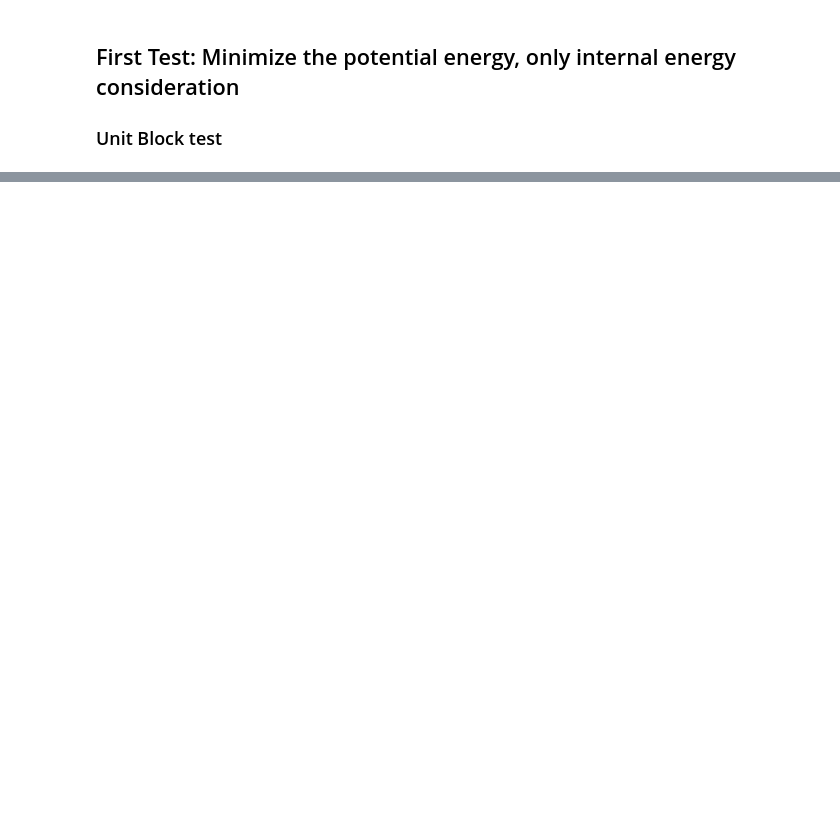
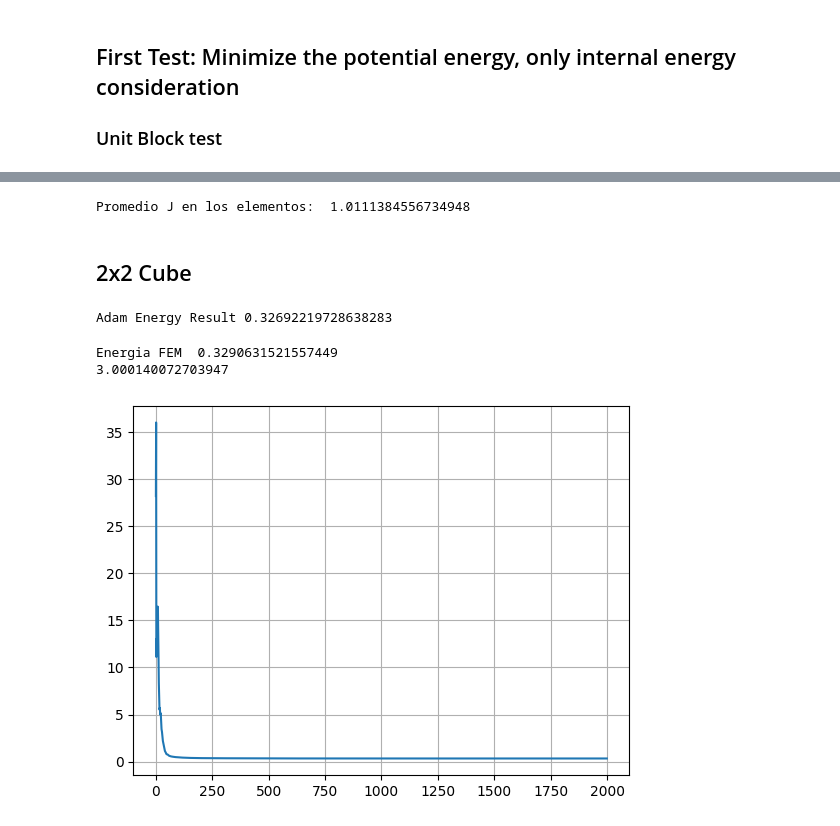
Before and after one commit to Leminsanche/LDDE, a Jupyter notebook: Testing/Optimization_Test.ipynb, the cells around one changed output, grey strips where cells are left out. Saved outputs shown, nothing was run; the diff lists cells and outputs as text; code cells hidden in the pictures; blank space fills up the shorter version.

Commit message:
change Optimization test and more

```diff
--- a/Testing/Optimization_Test.ipynb
+++ b/Testing/Optimization_Test.ipynb
@@ -227,0 +126,19 @@ Energia FEM  -1.78561892960898
+# %%
+## Optax Optimizer ADAM
+
+
+learning_rate = 0.0001
+disp_GD= disp_0
+
+
+Energys_GD  = []
+for _ in range(1000):
+  grads = Jacobian(disp_GD)
+  disp_GD = disp_GD - learning_rate*grads
+
+  Energys_GD.append(loss_function(disp_GD))
+
+  # print(_)
+
+print('Energy Result',loss_function(disp_GD))
+print(u(disp_GD))
@@ -240,0 +168,6 @@ Falling back to a static output.
+# %%
+print('Promedio J en los elementos: ',jnp.mean(jnp.linalg.det(malla.f(points_total+ u(disp_GD)))[0]))
+# %% [output]
+Promedio J en los elementos:  1.0111384556734948
+# %% [markdown]
+## 2x2 Cube
@@ -240,0 +234,37 @@ Falling back to a static output.
+# %%
+## Optax Optimizer ADAM
+
+start_learning_rate = 1e-1
+optimizer = optax.adam(start_learning_rate)
+
+disp_Adam = disp_0
+
+opt_state = optimizer.init(disp_Adam)
+Energys_Adam  = []
+for _ in range(2000):
+  grads = Jacobian(disp_Adam)
+  updates, opt_state = optimizer.update(grads, opt_state)
+  disp_Adam = optax.apply_updates(disp_Adam, updates)
+  Energys_Adam.append(loss_function(disp_Adam))
+
+  # print(_)
+
+print('Adam Energy Result',loss_function(disp_Adam))
+# print(u(disp_Adam))
+# %% [output]
+Adam Energy Result 0.32692219728638283
+# %%
+disp_file  ='/home/nicolas/Escritorio/Low-Dimension-Deep-Energy/Testing/Displacement_Tests/Cubo_Traccion_X_2x2.npy'
+disp_FEM = np.load(disp_file)[-1,:,:]  # The order of this file is [time, node, dim]
+print('Energia FEM ', loss_function(jnp.array(disp_FEM)))
+# print(disp_FEM)
+
+print(jnp.linalg.norm(disp_FEM - disp_Adam))
+# %% [output]
+Energia FEM  0.3290631521557449
+3.000140072703947
+# %%
+plt.plot(Energys_Adam, label = 'Loss function Adam Optimizer')
+plt.grid()
+# %% [output]
+[figure, added]
```
Also changed, not shown: parts of 16 cells of this notebook, 4 other files.
